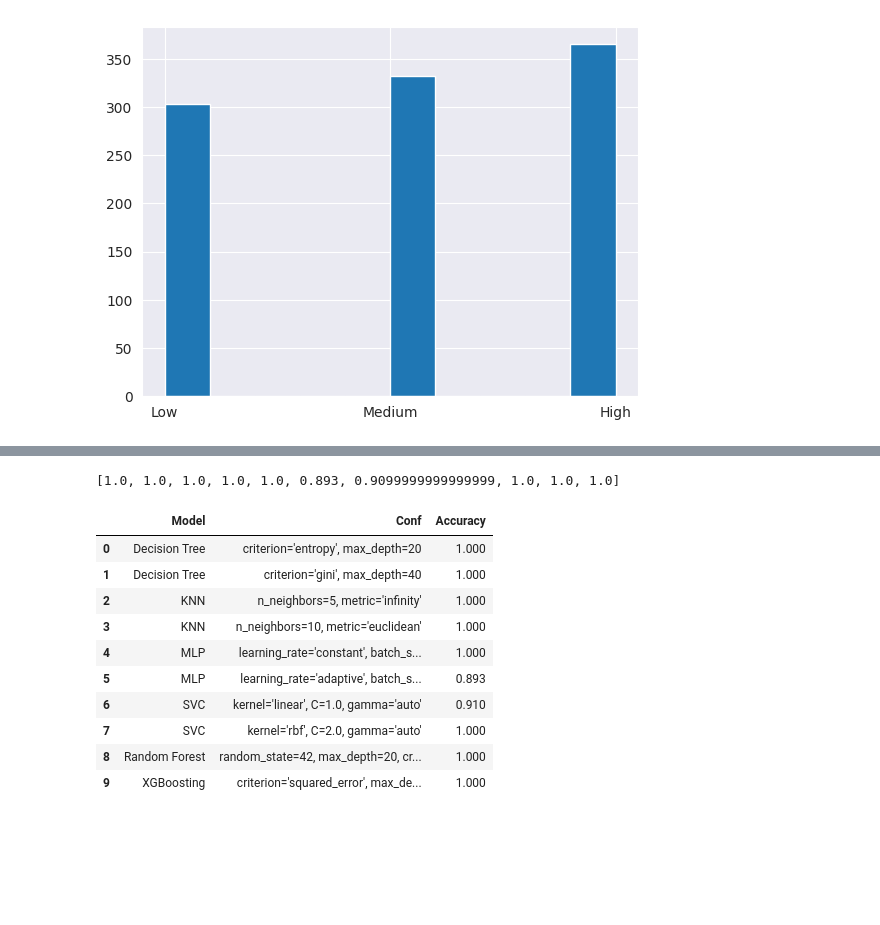
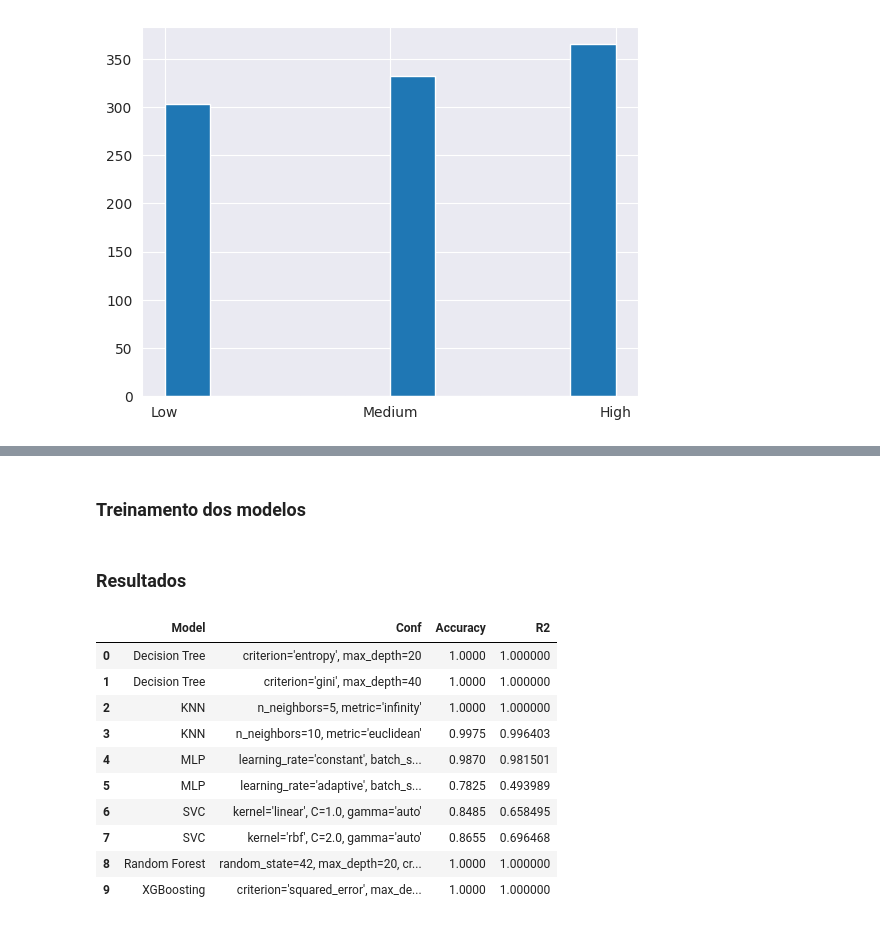
Before and after one commit to jhonatangopereira/AITraining, a Jupyter notebook: final_project_classification.ipynb, the cells around one changed output, grey strips where cells are left out. Cells and saved outputs as stored; diff of their text form; code cells hidden in the pictures; blank space fills up the shorter version.

```diff
--- a/final_project_classification.ipynb
+++ b/final_project_classification.ipynb
@@ -128,0 +135,2 @@ df["Level"].hist()
+# %%
+df["Level"] = y
@@ -128,0 +156,7 @@ df["Level"].hist()
+# %%
+# Há diversas features disponíveis para ser utilizado no treinamento do modelo, porém será utilizado as mais influentes delas.
+features = [
+    'Air Pollution', 'Alcohol use', 'chronic Lung Disease',
+    'Balanced Diet', 'Obesity', 'Smoking',
+    'Passive Smoker', 'Coughing of Blood'
+]
@@ -128,0 +194,5 @@ df["Level"].hist()
+# %%
+from sklearn.preprocessing import MinMaxScaler
+
+scaler = MinMaxScaler()
+X = pd.DataFrame(scaler.fit_transform(X))
@@ -129,3 +235,5 @@ df["Level"].hist()
+# %% [markdown]
+### Treinamento dos modelos
 # %%
 # árvore de decisão
 from sklearn.tree import DecisionTreeClassifier
@@ -145,5 +255,6 @@ from sklearn.metrics import accuracy_score
 # %%
 total_accuracy = []
+total_r2 = []
 models = [
     DecisionTreeClassifier(criterion="entropy", max_depth=20), DecisionTreeClassifier(criterion="gini", max_depth=40),
     KNeighborsClassifier(n_neighbors=5, metric="infinity"), KNeighborsClassifier(n_neighbors=10, metric="euclidean"),
@@ -153,7 +264,7 @@ models = [
 ]
 for model in models:
     accuracy_temp = []
-    # try:
+    r2_temp = []
     for _ in range(10):
         x_train, x_test, y_train, y_test = train_test_split(X, y, test_size=0.2)
         model_ = model
@@ -161,30 +272,30 @@ for model in models:
         y_pred = model_.predict(x_test.values)
         accuracy = accuracy_score(y_test, y_pred)
         accuracy_temp.append(accuracy)
-    # except:
-    #     accuracy_temp.append(0)
+        r2 = r2_score(y_test, y_pred)
+        r2_temp.append(r2)
 
     total_accuracy.append(np.mean(accuracy_temp))
+    total_r2.append(np.mean(r2_temp))
-# %%
-total_accuracy
-# %% [output]
-[1.0, 1.0, 1.0, 1.0, 1.0, 0.893, 0.9099999999999999, 1.0, 1.0, 1.0]
+# %% [markdown]
+### Resultados
 # %%
 result_df = pd.DataFrame({
     "Model": ["Decision Tree", "Decision Tree", "KNN", "KNN", "MLP", "MLP", "SVC", "SVC", "Random Forest", "XGBoosting"],
     "Conf": ["criterion='entropy', max_depth=20", "criterion='gini', max_depth=40", "n_neighbors=5, metric='infinity'", "n_neighbors=10, metric='euclidean'", "learning_rate='constant', batch_size=100, activation='relu'", "learning_rate='adaptive', batch_size=200, activation='logistic'", "kernel='linear', C=1.0, gamma='auto'", "kernel='rbf', C=2.0, gamma='auto'", "random_state=42, max_depth=20, criterion='log_loss'", "criterion='squared_error', max_depth=20"],
-    "Accuracy": total_accuracy
+    "Accuracy": total_accuracy,
+    "R2": total_r2
 })
 result_df
 # %% [output]
-|  | Model | Conf | Accuracy |
-| 0 | Decision Tree | criterion='entropy', max_depth=20 | 1.000 |
-| 1 | Decision Tree | criterion='gini', max_depth=40 | 1.000 |
-| 2 | KNN | n_neighbors=5, metric='infinity' | 1.000 |
-| 3 | KNN | n_neighbors=10, metric='euclidean' | 1.000 |
-| 4 | MLP | learning_rate='constant', batch_s... | 1.000 |
-| 5 | MLP | learning_rate='adaptive', batch_s... | 0.893 |
-| 6 | SVC | kernel='linear', C=1.0, gamma='auto' | 0.910 |
-| 7 | SVC | kernel='rbf', C=2.0, gamma='auto' | 1.000 |
-| 8 | Random Forest | random_state=42, max_depth=20, cr... | 1.000 |
-| 9 | XGBoosting | criterion='squared_error', max_de... | 1.000 |
+|  | Model | Conf | Accuracy | R2 |
+| 0 | Decision Tree | criterion='entropy', max_depth=20 | 1.0000 | 1.000000 |
+| 1 | Decision Tree | criterion='gini', max_depth=40 | 1.0000 | 1.000000 |
+| 2 | KNN | n_neighbors=5, metric='infinity' | 1.0000 | 1.000000 |
+| 3 | KNN | n_neighbors=10, metric='euclidean' | 0.9975 | 0.996403 |
+| 4 | MLP | learning_rate='constant', batch_s... | 0.9870 | 0.981501 |
+| 5 | MLP | learning_rate='adaptive', batch_s... | 0.7825 | 0.493989 |
+| 6 | SVC | kernel='linear', C=1.0, gamma='auto' | 0.8485 | 0.658495 |
+| 7 | SVC | kernel='rbf', C=2.0, gamma='auto' | 0.8655 | 0.696468 |
+| 8 | Random Forest | random_state=42, max_depth=20, cr... | 1.0000 | 1.000000 |
+| 9 | XGBoosting | criterion='squared_error', max_de... | 1.0000 | 1.000000 |
```
Also changed, not shown: parts of 22 cells of this notebook.
